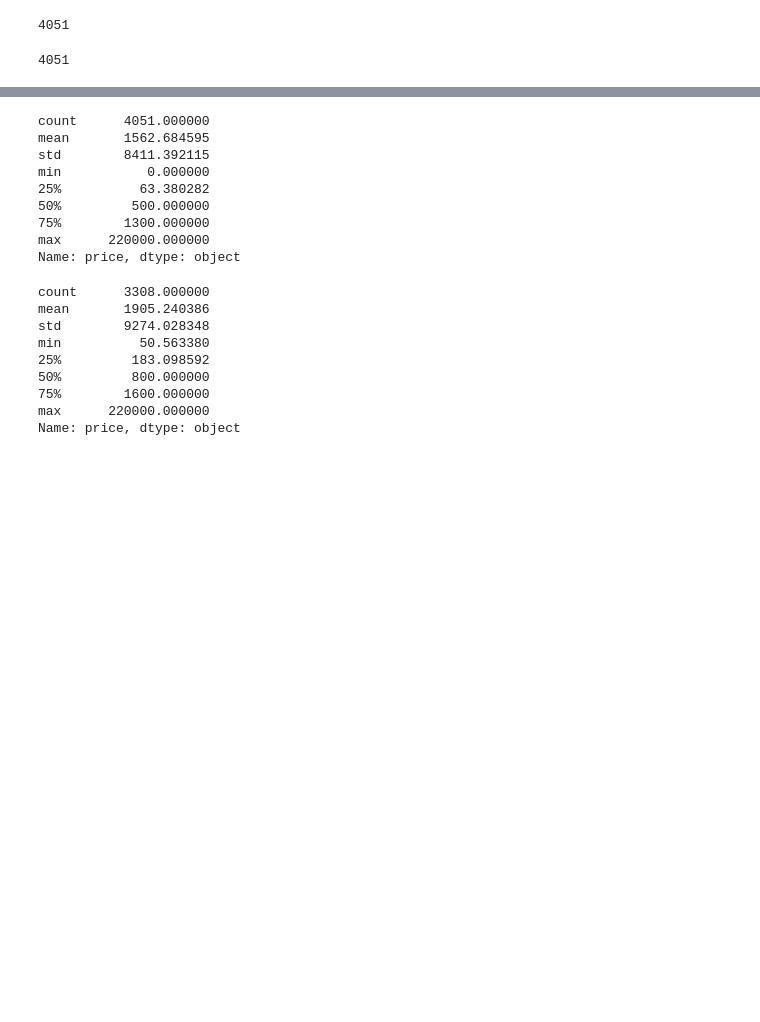
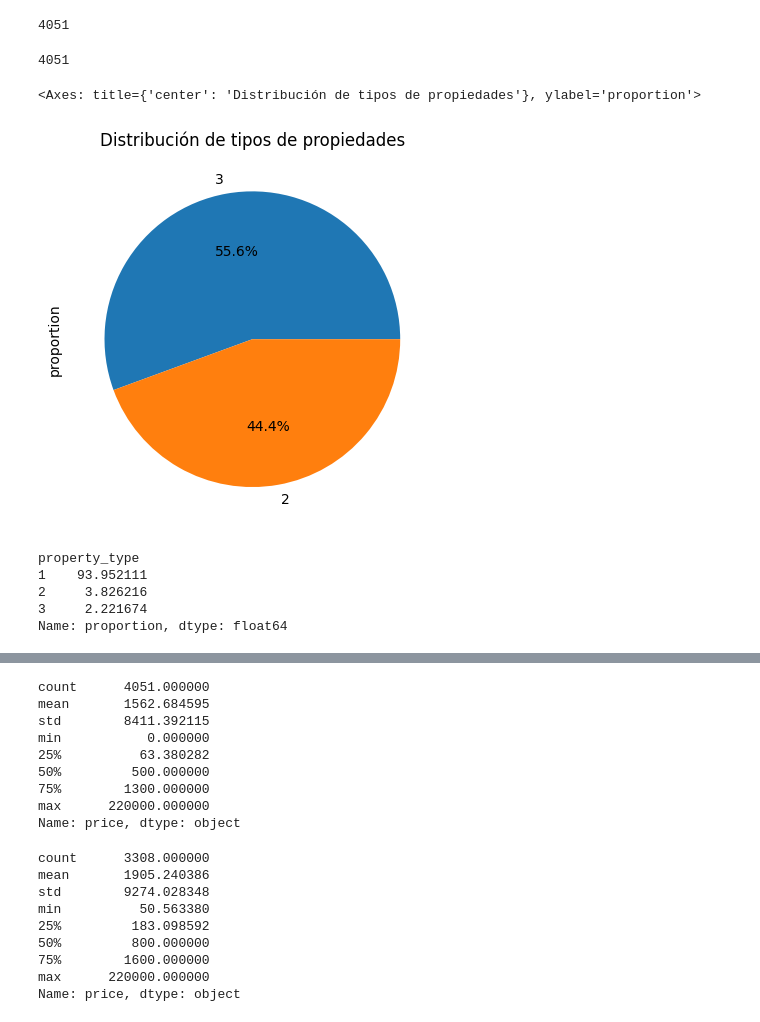
Before and after one commit to Handerllon/pfi_anderson_pardo, a Jupyter notebook: Price/exploration.ipynb, the cells around one changed output, grey strips where cells are left out. Saved outputs shown, nothing was run; the diff lists cells and outputs as text; code cells hidden in the pictures; blank space fills up the shorter version.

```diff
--- a/Price/exploration.ipynb
+++ b/Price/exploration.ipynb
@@ -283,6 +284,22 @@ import json
 pd.set_option('display.max_columns', None)
 df_propiedades = pd.DataFrame(propiedades_list)
 #df_propiedades.to_csv("source_raw.csv")
+# %%
+def my_autopct(pct):
+    return ('%1.1f%%' % pct) if pct > 3 else ''
+
+df_propiedades['operation_type'].value_counts(normalize=True).plot.pie(autopct = my_autopct, title="Distribución de tipos de propiedades", legend=False)
+# %% [output]
+<Axes: title={'center': 'Distribución de tipos de propiedades'}, ylabel='proportion'>
+[figure, added]
+# %%
+df_propiedades['property_type'].value_counts(normalize=True) * 100
+# %% [output]
+property_type
+1    93.952111
+2     3.826216
+3     2.221674
+Name: proportion, dtype: float64
 # %%
 df_propiedades.price = pd.to_numeric(df_propiedades.price, errors="coerce")
 df_propiedades.expenses = pd.to_numeric(df_propiedades.expenses, errors="coerce")
```
Also changed, not shown: parts of 9 cells of this notebook, 6 other files.
